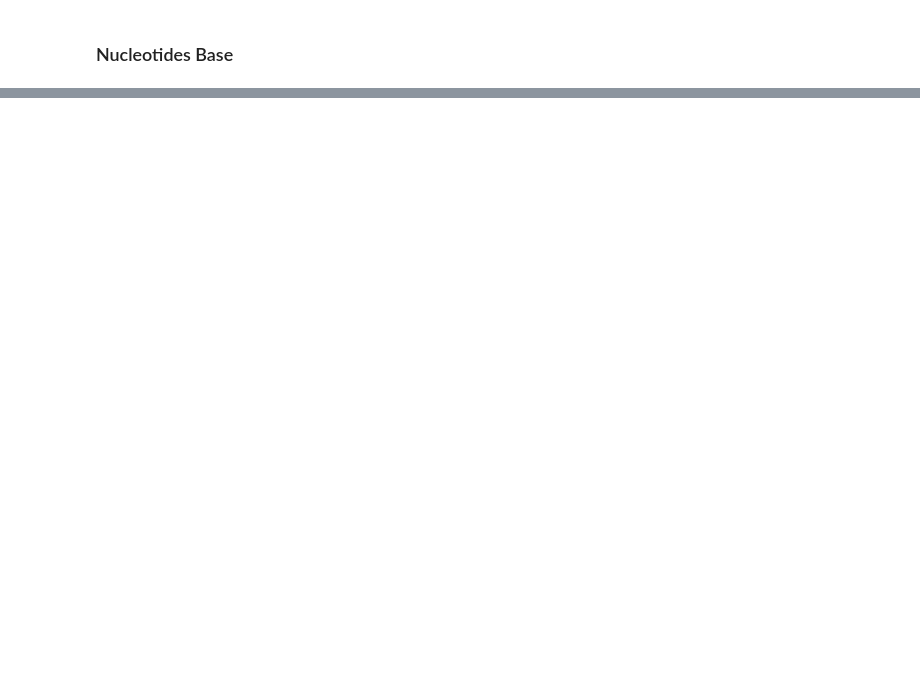
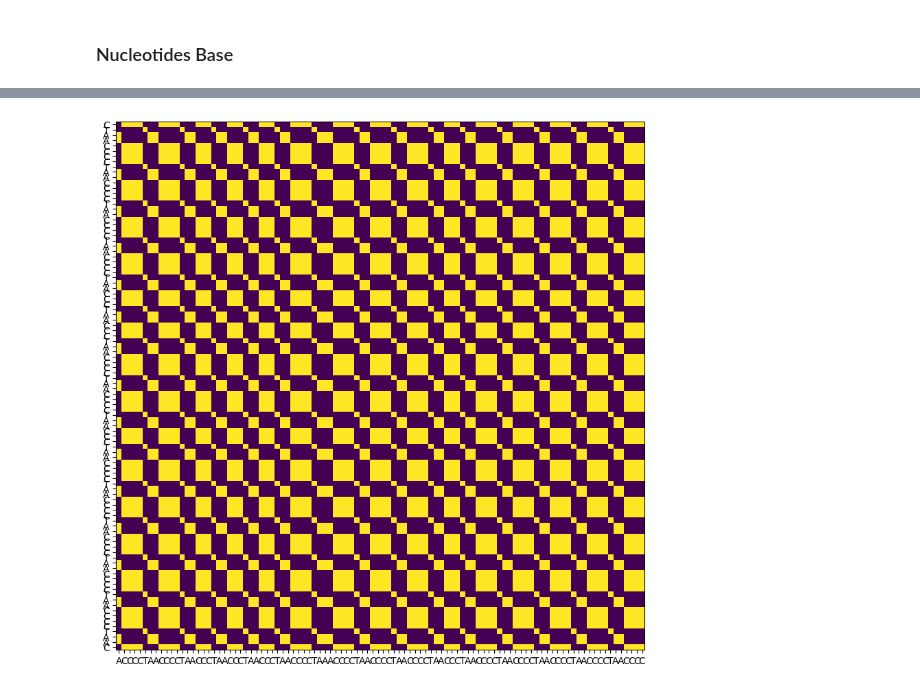
Before and after one commit to JonathanSuryaS/CompBio-Exercise, a Jupyter notebook: all2.ipynb, the cells around one changed output, grey strips where cells are left out. Drawn from its saved outputs; the diff is of its cells as text; code cells hidden in the pictures; blank space fills up the shorter version.

```diff
--- a/all2.ipynb
+++ b/all2.ipynb
@@ -91,0 +262,19 @@ plt.show()
+# %%
+def pair(a, b):
+    return True if a == b else False
+# %%
+def create_matrix(SeqA, SeqB):
+    matrix = []
+    for x in SeqA:
+        row = []
+        for y in SeqB:
+            row.append(pair(x, y))
+        matrix.append(row)
+    return matrix
+plt.figure(figsize = (20, 10))
+plt.imshow(np.array(create_matrix(SeqA,SeqB)))
+plt.xticks(np.arange(len(SeqB)), SeqB)
+plt.yticks(np.arange(len(SeqA)), SeqA)
+plt.show()
+# %% [output]
+[figure, added]
```
Also changed, not shown: parts of 34 cells of this notebook, 4 other files.
